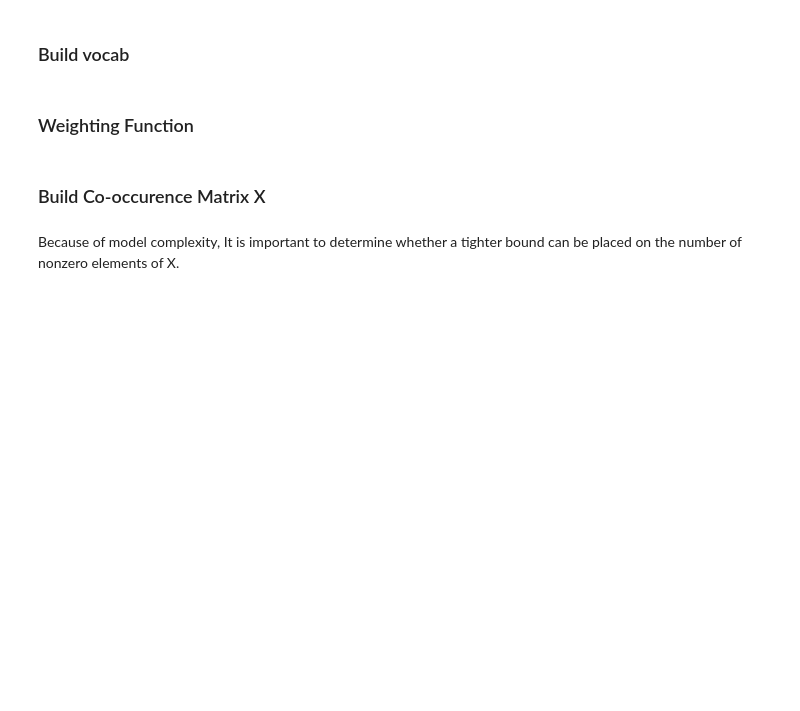
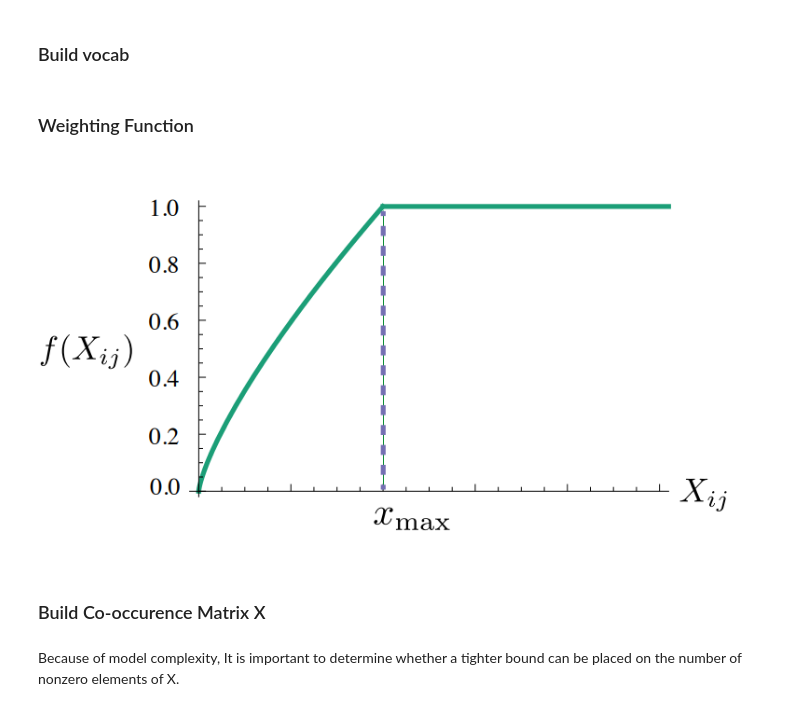
Before and after one commit to DSKSD/DeepNLP-models-Pytorch, a Jupyter notebook: notebooks/03.GloVe.ipynb, the cells around one changed output. Saved outputs shown, nothing was run; the diff lists cells and outputs as text; code cells hidden in the pictures; blank space fills up the shorter version.

```diff
--- a/notebooks/03.GloVe.ipynb
+++ b/notebooks/03.GloVe.ipynb
@@ -79,6 +81,10 @@ for window in windows:
         window_data.append((window[WINDOW_SIZE],window[i]))
 # %% [markdown]
 ### Weighting Function
+# %%
+Image('../images/03.glove-weighting-function.png') # borrowed image from https://nlp.stanford.edu/pubs/glove.pdf
+# %% [output]
+[figure, added]
 # %%
 def weighting(w_i,w_j):
     try:
```
Also changed, not shown: parts of 4 cells of this notebook, 11 other files.
